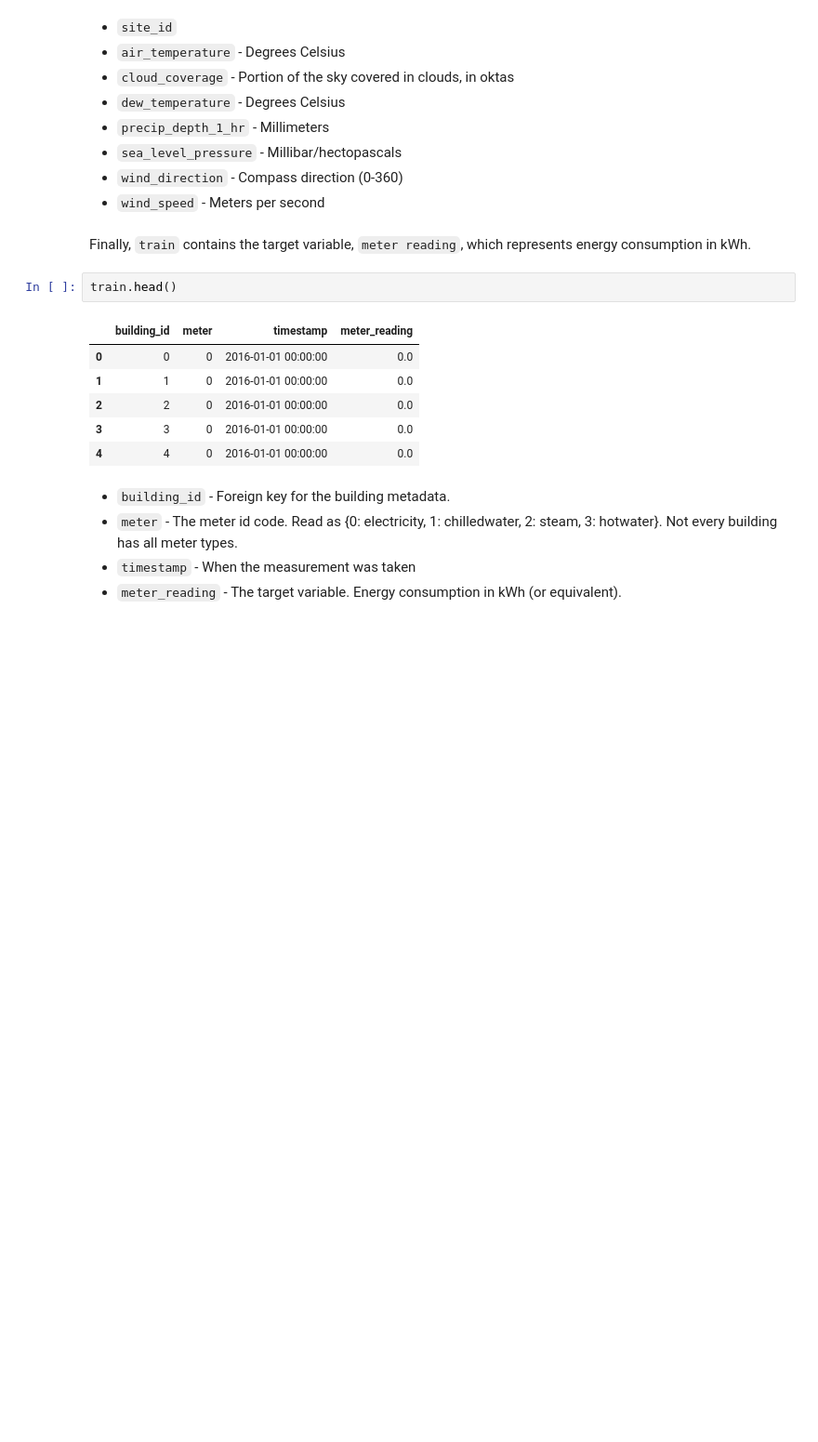
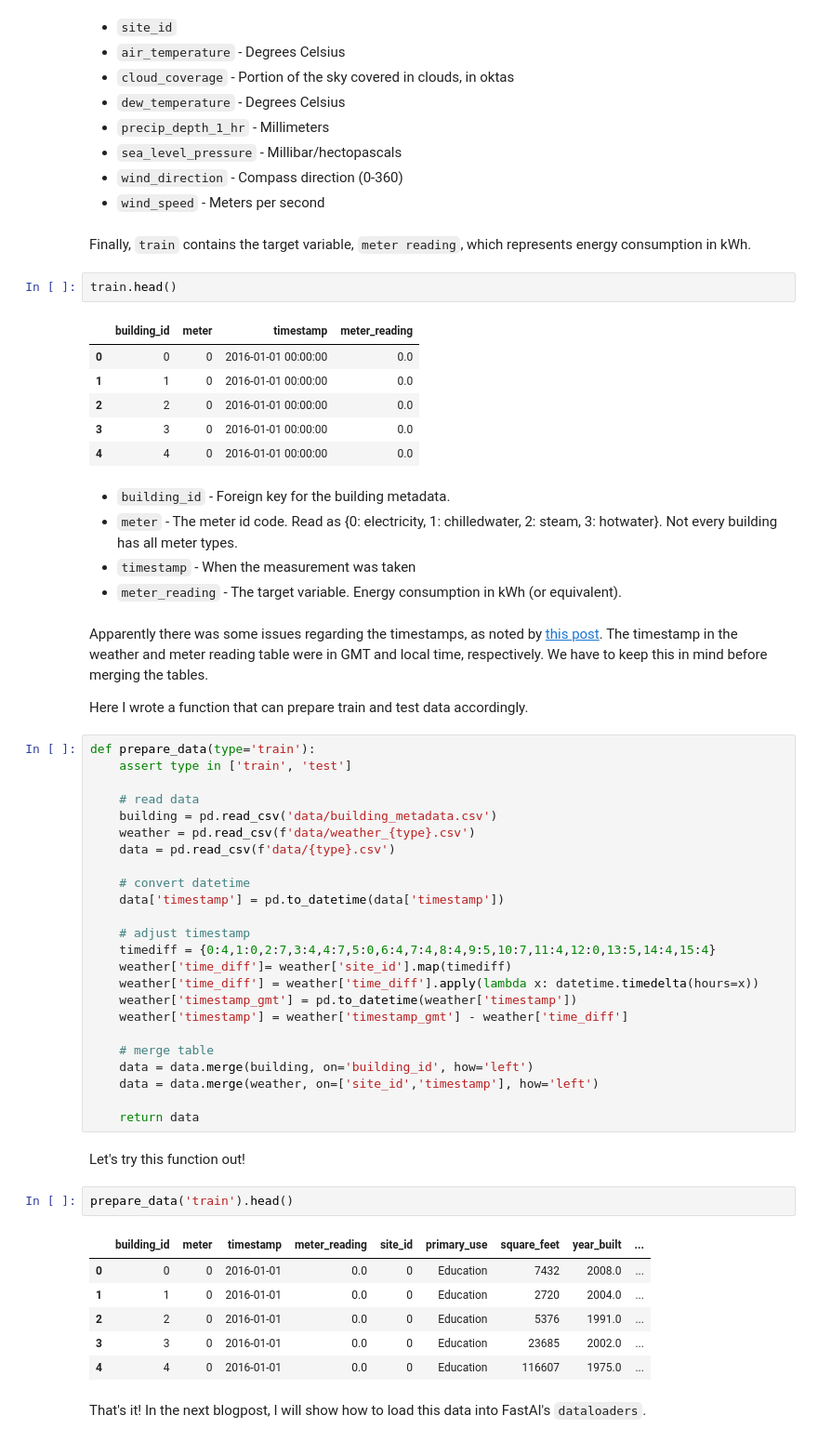
Before and after one commit to fastai-energetic-engineering/ashrae, a Jupyter notebook: _notebooks/2021-06-27-Getting-ASHRAE-Energy-Prediction-Data-from-Kaggle.ipynb, the cells around one changed output. Shown: that part at 93% size. Saved outputs shown, nothing was run; the diff lists cells and outputs as text; blank space fills up the shorter version.

```diff
--- a/_notebooks/2021-06-27-Getting-ASHRAE-Energy-Prediction-Data-from-Kaggle.ipynb
+++ b/_notebooks/2021-06-27-Getting-ASHRAE-Energy-Prediction-Data-from-Kaggle.ipynb
@@ -121,3 +124,44 @@ train.head()
 - `meter` - The meter id code. Read as {0: electricity, 1: chilledwater, 2: steam, 3: hotwater}. Not every building has all meter types.
 - `timestamp` - When the measurement was taken
 - `meter_reading` - The target variable. Energy consumption in kWh (or equivalent).
+# %% [markdown]
+Apparently there was some issues regarding the timestamps, as noted by [this post](https://www.kaggle.com/c/ashrae-energy-prediction/discussion/115040#latest-667889). The timestamp in the weather and meter reading table were in GMT and local time, respectively. We have to keep this in mind before merging the tables.
+
+Here I wrote a function that can prepare train and test data accordingly.
+# %%
+def prepare_data(type='train'):
+    assert type in ['train', 'test']
+
+    # read data
+    building = pd.read_csv('data/building_metadata.csv')
+    weather = pd.read_csv(f'data/weather_{type}.csv')
+    data = pd.read_csv(f'data/{type}.csv')
+
+    # convert datetime
+    data['timestamp'] = pd.to_datetime(data['timestamp'])
+
+    # adjust timestamp
+    timediff = {0:4,1:0,2:7,3:4,4:7,5:0,6:4,7:4,8:4,9:5,10:7,11:4,12:0,13:5,14:4,15:4}
+    weather['time_diff']= weather['site_id'].map(timediff)
+    weather['time_diff'] = weather['time_diff'].apply(lambda x: datetime.timedelta(hours=x))
+    weather['timestamp_gmt'] = pd.to_datetime(weather['timestamp'])
+    weather['timestamp'] = weather['timestamp_gmt'] - weather['time_diff']
+
+    # merge table
+    data = data.merge(building, on='building_id', how='left')
+    data = data.merge(weather, on=['site_id','timestamp'], how='left')
+
+    return data
+# %% [markdown]
+Let's try this function out!
+# %%
+prepare_data('train').head()
+# %% [output]
+|  | building_id | meter | timestamp | meter_reading | site_id | primary_use | square_feet | year_built | ... |
+| 0 | 0 | 0 | 2016-01-01 | 0.0 | 0 | Education | 7432 | 2008.0 | ... |
+| 1 | 1 | 0 | 2016-01-01 | 0.0 | 0 | Education | 2720 | 2004.0 | ... |
+| 2 | 2 | 0 | 2016-01-01 | 0.0 | 0 | Education | 5376 | 1991.0 | ... |
+| 3 | 3 | 0 | 2016-01-01 | 0.0 | 0 | Education | 23685 | 2002.0 | ... |
+| 4 | 4 | 0 | 2016-01-01 | 0.0 | 0 | Education | 116607 | 1975.0 | ... |
+# %% [markdown]
+That's it! In the next blogpost, I will show how to load this data into FastAI's `dataloaders`.
```
Also changed, not shown: parts of 3 cells of this notebook.
